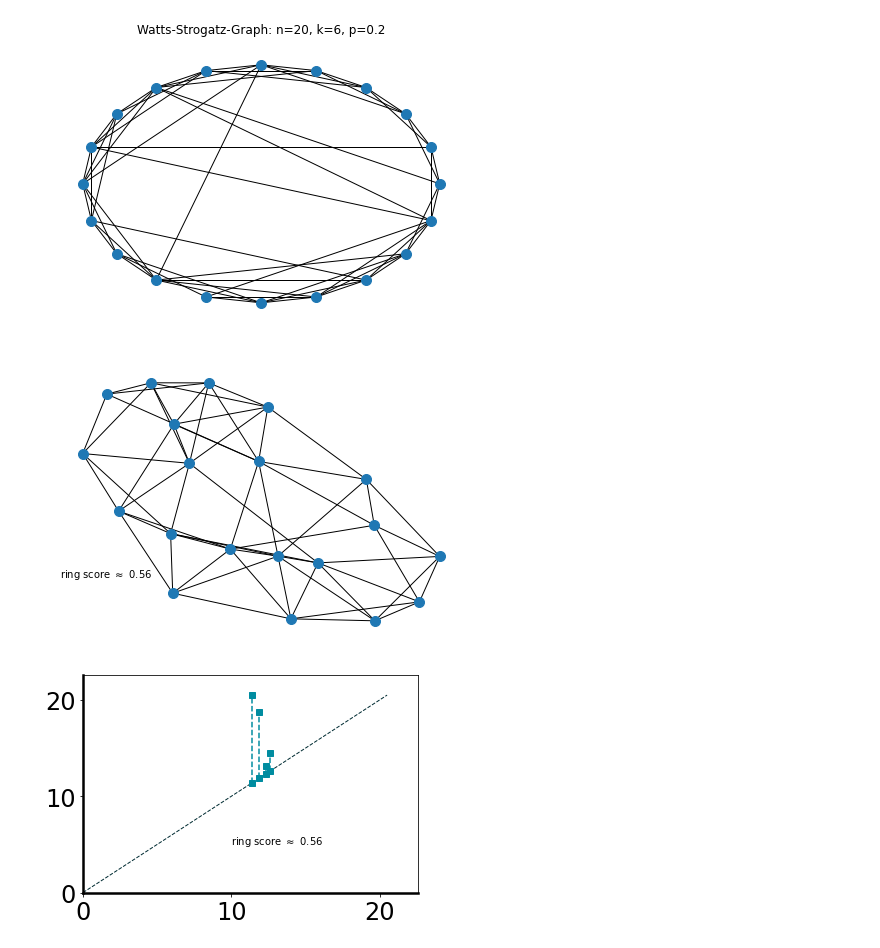
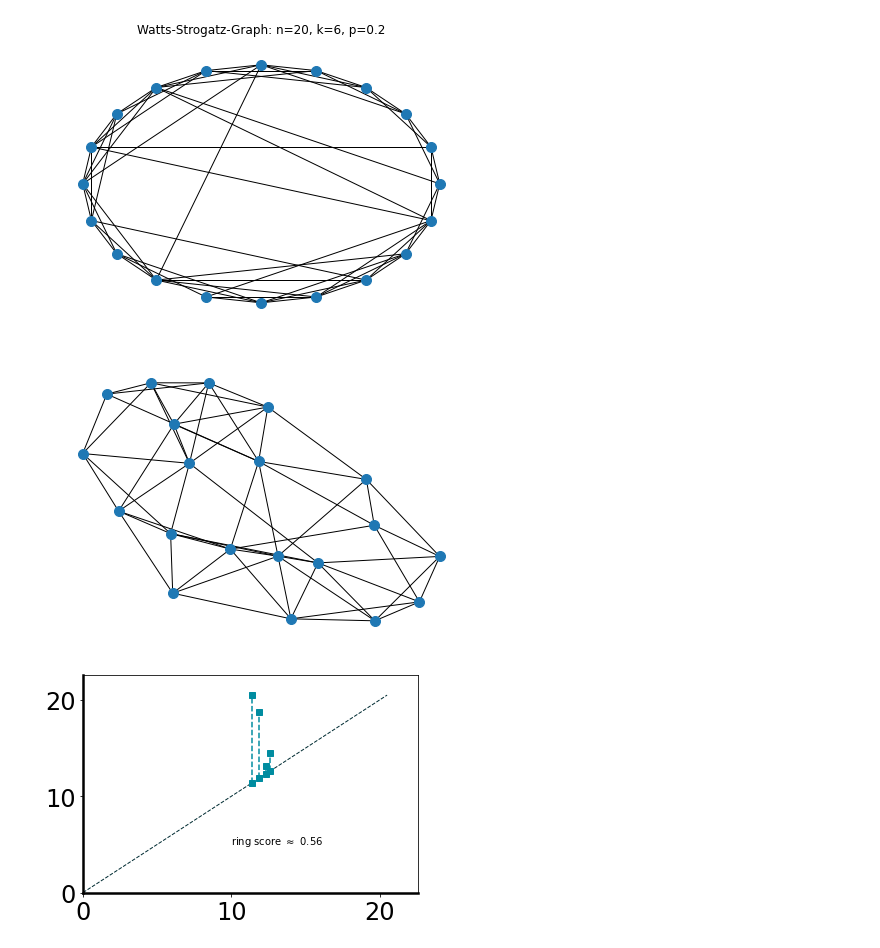
Before and after one commit to maxstollmayer/Complex-Network-Analysis-Project, a Jupyter notebook: watts-strogatz/Untitled.ipynb, the cells around one changed output. Drawn from its saved outputs; the diff is of its cells as text; code cells hidden in the pictures.

```diff
--- a/watts-strogatz/Untitled.ipynb
+++ b/watts-strogatz/Untitled.ipynb
@@ -17,10 +17,10 @@ pos = nx.spring_layout(G)
 # %%
 
 nx.draw(G, pos = pos, node_size=100)
-plt.text(-1, -0.6, r'ring score $\approx$ 0.56')
-plt.savefig('ws_spring.png')
+#plt.text(-1, -0.6, r'ring score $\approx$ 0.56')
+plt.savefig('ws_spring_none.png')
 # %% [output]
-[figure, old version]
+[figure, new version]
 # %%
 dgm = rng.diagram(G)
 # %%
```
Also changed, not shown: parts of 1 cell of this notebook, 3 other files.
